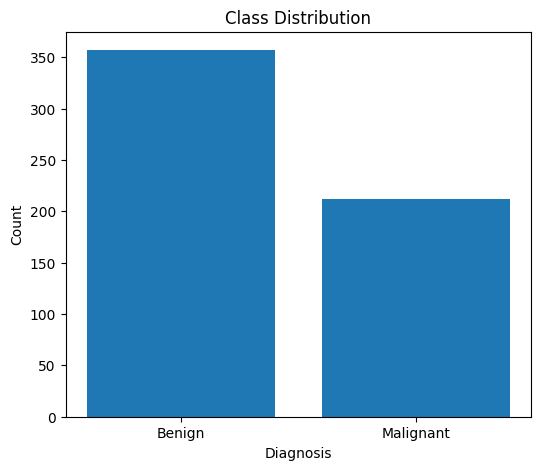
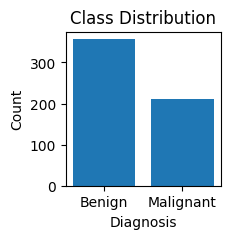
The notebook cell's code change between the first figure and the second:
--- before
+++ after
@@ -3,5 +3,5 @@
 labels = ["Benign", "Malignant"]
 
-plt.figure(figsize=(6,5))
+plt.figure(figsize=(2,2))
 
 plt.bar(labels, class_counts.values)

Commit: Added figures folder in the project structure